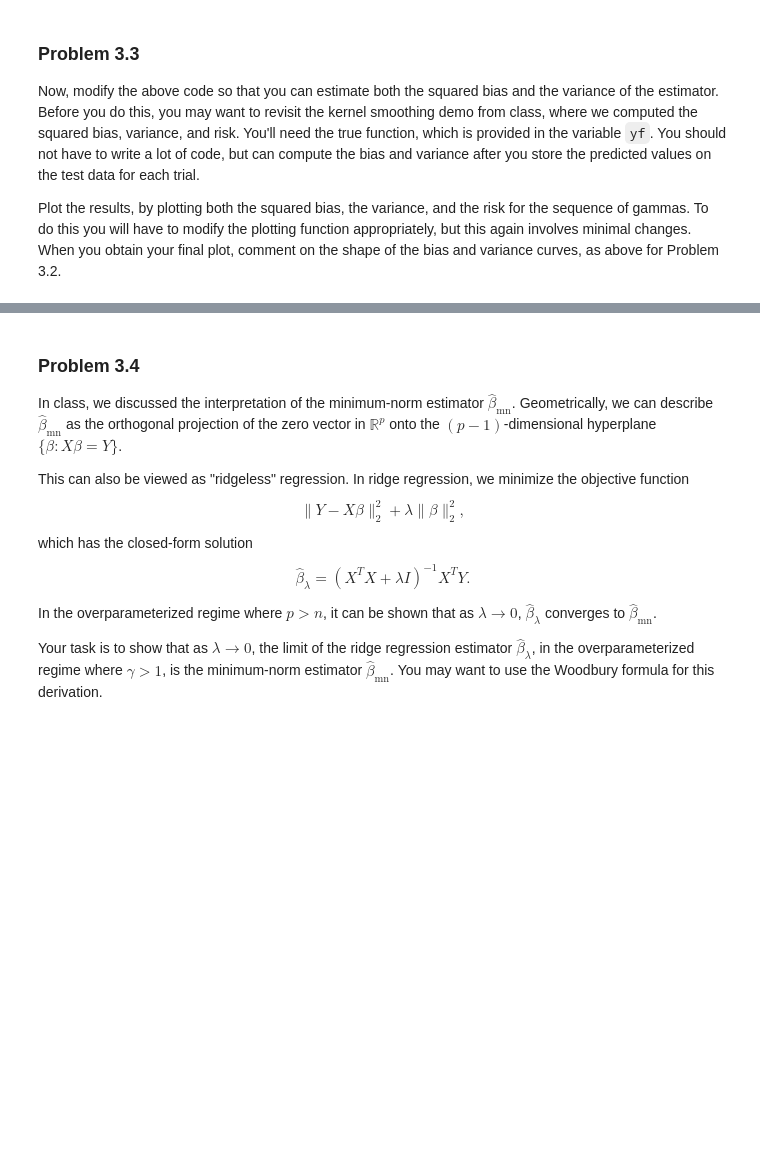
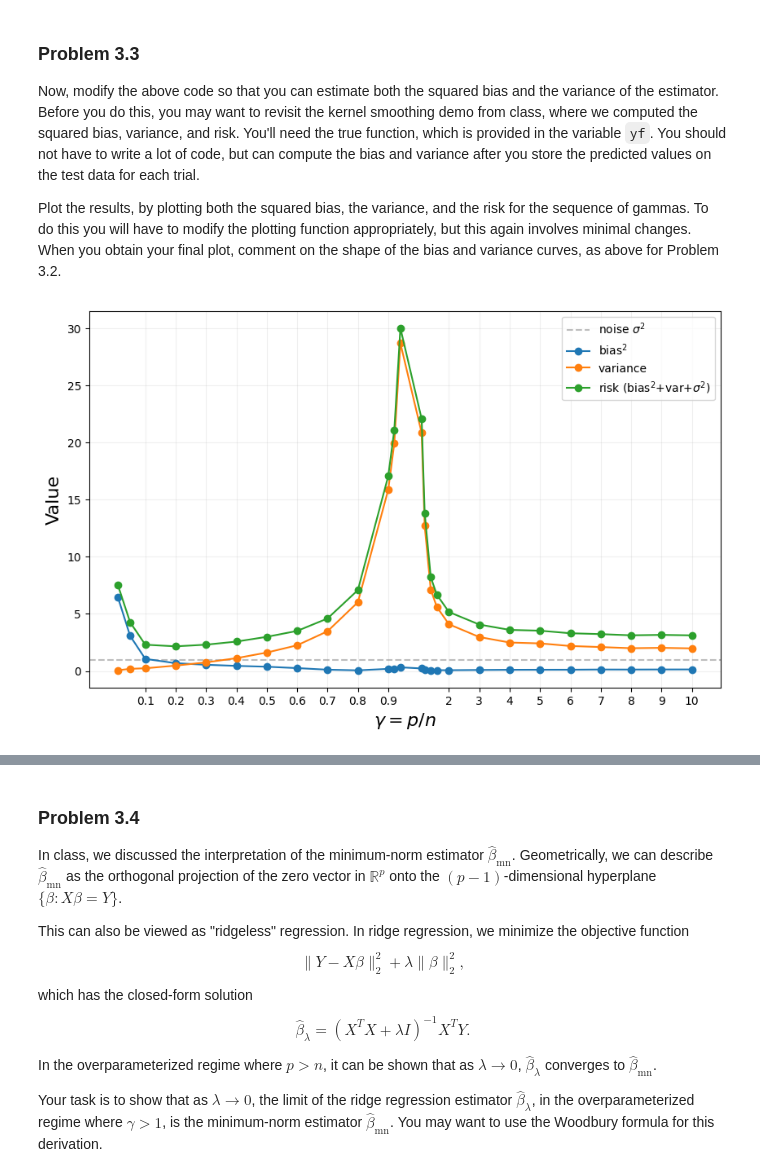
Before and after one commit to wangyf1125/SDS6650, a Jupyter notebook: assignments/assn2/assn2.ipynb, the cells around one changed output, grey strips where cells are left out. Saved outputs shown, nothing was run; the diff lists cells and outputs as text; code cells hidden in the pictures; blank space fills up the shorter version.

```diff
--- a/assignments/assn2/assn2.ipynb
+++ b/assignments/assn2/assn2.ipynb
@@ -1773,0 +1765,98 @@ on the shape of the bias and variance curves, as above for Problem 3.2.
+# %%
+# Your code and markdown here.
+
+import numpy as np
+import matplotlib.pyplot as plt
+
+# 1) Fixed test set (same across all trials)
+M = 2000
+X_test_fixed = X[:M]
+f_test_fixed = yf[:M, 1]
+
+def plot_bias_variance_risk(gammas, bias2_list, var_list, risk_list, sigma):
+    import numpy as np
+    import matplotlib.pyplot as plt
+
+    gammas = np.asarray(np.round(gammas, 2), dtype=float)
+
+    # Map x-axis (match earlier plot)
+    tick_pos = np.zeros(len(gammas), dtype=float)
+    for i, g in enumerate(gammas):
+        tick_pos[i] = g * 10 if g <= 1 else g + 9
+
+    fig, ax = plt.subplots(figsize=(10,6))
+
+    # Draw vertical line at γ=1 only if 1 is present
+    mask_one = np.isclose(gammas, 1.0)
+    if mask_one.any():
+        ax.axvline(x=tick_pos[mask_one][0], linestyle='dashed', color='gray')
+
+    # Horizontal line at noise variance
+    ax.axhline(y=sigma**2, linestyle='dashed', color='gray', alpha=.5, label=r'noise $\sigma^2$')
+
+    # Use raw strings for LaTeX labels to avoid \s warnings
+    ax.plot(tick_pos, bias2_list, 'o-', label=r'bias$^2$', color='#1f77b4')
+    ax.plot(tick_pos, var_list,   'o-', label=r'variance', color='#ff7f0e')
+    ax.plot(tick_pos, risk_list,  'o-', label=r'risk (bias$^2$+var+$\sigma^2$)', color='#2ca02c')
+
+    # Choose readable ticks
+    tickgam = [g for g in gammas if (g > .05 and g <= .9) or g >= 2 or np.isclose(g,1.0)]
+    ticks = [tick_pos[i] for i in range(len(tick_pos)) if gammas[i] in tickgam or np.isclose(gammas[i],1.0)]
+    ax.set_xticks(ticks)
+    ax.set_xticklabels([f"{g:.2f}".rstrip('0').rstrip('.') for g in tickgam])
+
+    ax.set_xlabel(r'$\gamma = p/n$', fontsize=16)
+    ax.set_ylabel('Value', fontsize=16)
+    ax.legend()
+    ax.grid(alpha=.2)
+    plt.show()
+
+trials = 100
+n = 200
+
+bias2_list, var_list, risk_from_decomp = [], [], []
+gammas_for_bias = []
+
+for gamma in gammas:
+    if gamma == 1:
+        # Skip γ = 1 since matrix is singular
+        continue
+
+    p = int(n * gamma)
+    W = (1/np.sqrt(d)) * np.random.randn(d, p)
+    W[:, :min(p, p_star)] = W_star[:, :min(p, p_star)]
+
+    # Precompute hidden features on the fixed test set
+    H_test_fixed = np.tanh(X_test_fixed @ W)
+    preds = []   # shape: (trials, M)
+
+    for _ in range(trials):
+        idx = np.random.choice(len(X), size=n, replace=False)
+        X_tr = X[idx]
+        y_tr = yf[idx, 1] + sigma*np.random.randn(n)  # true f* + noise
+
+        H_tr = np.tanh(X_tr @ W)
+        beta_hat = OLS_or_minimum_norm(H_tr, y_tr)
+
+        yhat = H_test_fixed @ beta_hat         # predictions on fixed test set
+        preds.append(yhat)
+
+    preds = np.asarray(preds)                  # (trials, M)
+
+    # 3) Estimate bias^2 and variance
+    mean_pred = preds.mean(axis=0)             # E[\hat f(x)]
+    var_pred  = preds.var(axis=0, ddof=0)      # Var[\hat f(x)]
+    bias2 = np.mean((mean_pred - f_test_fixed)**2)
+    var   = np.mean(var_pred)
+
+    # 4) Compute total risk = bias^2 + variance + σ^2
+    risk_dec = bias2 + var + sigma**2
+
+    bias2_list.append(bias2)
+    var_list.append(var)
+    risk_from_decomp.append(risk_dec)
+    gammas_for_bias.append(gamma)
+
+plot_bias_variance_risk(gammas_for_bias, bias2_list, var_list, risk_from_decomp, sigma)
+# %% [output]
+[figure, added]
```
Also changed, not shown: parts of 7 cells of this notebook.
